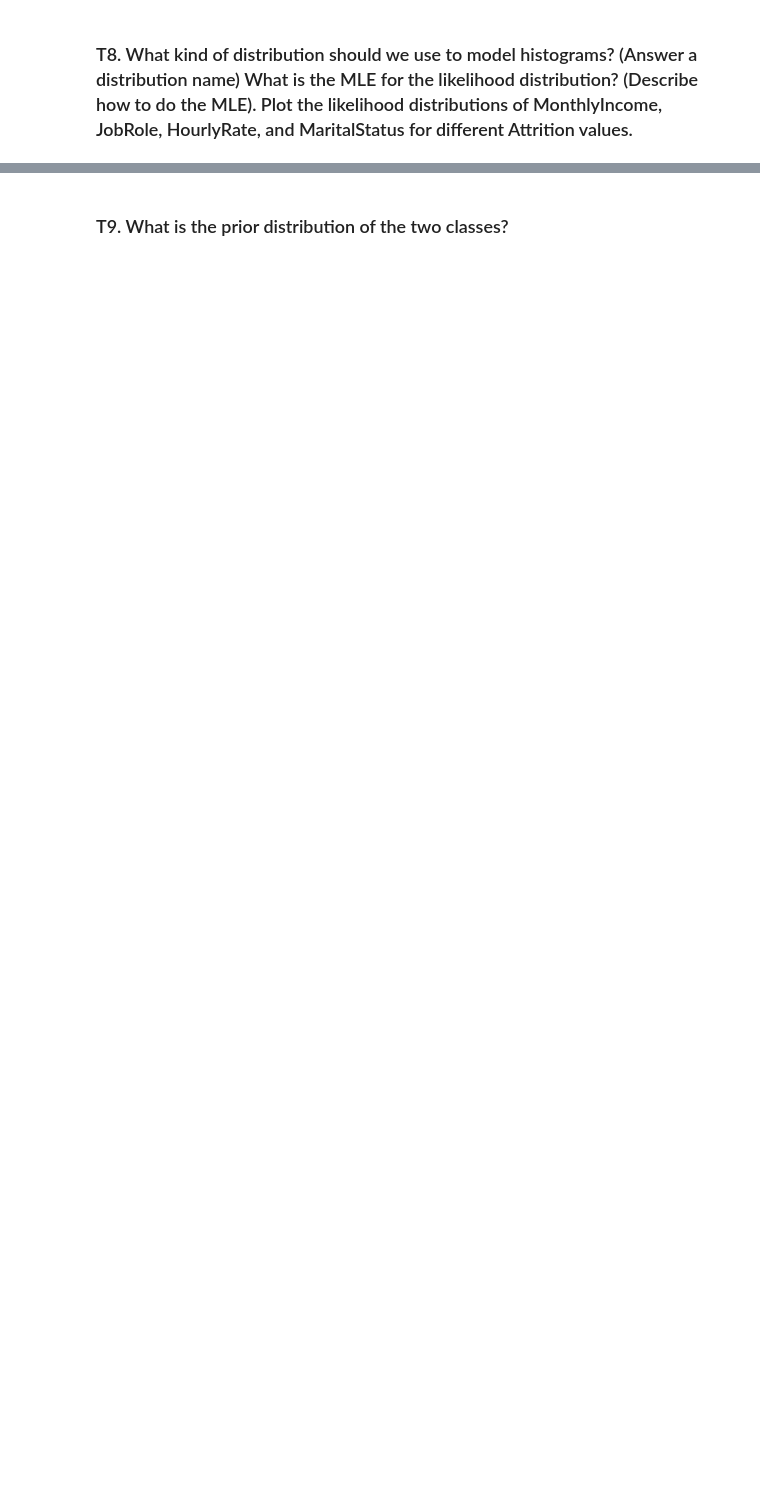
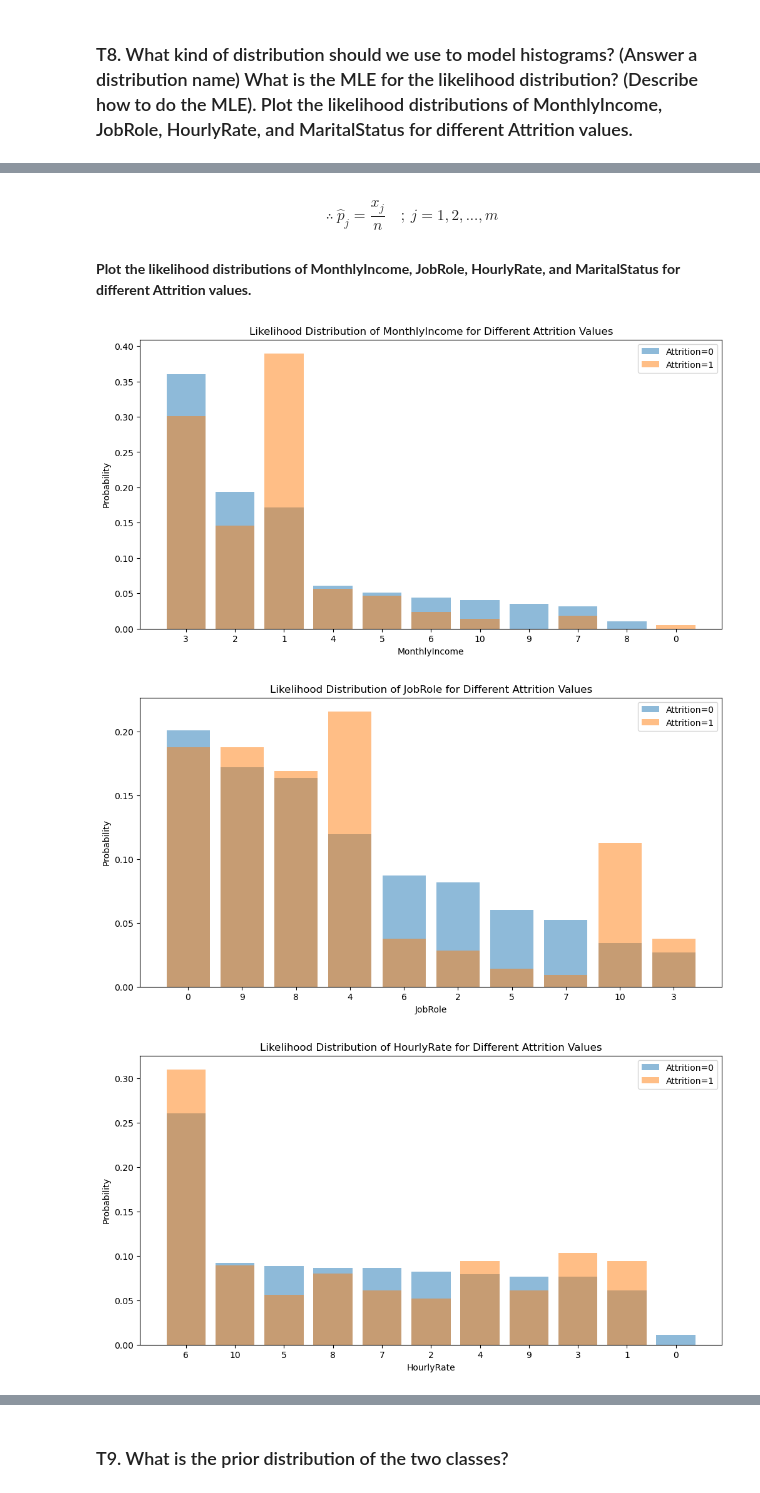
Before and after one commit to pupipatsk/Pattern-Recognition, a Jupyter notebook: HW/HW02/HW2_EmployeeAttritionPrediction.ipynb, the cells around one changed output, grey strips where cells are left out. Drawn from its saved outputs; the diff is of its cells as text; code cells hidden in the pictures; blank space fills up the shorter version.

```diff
--- a/HW/HW02/HW2_EmployeeAttritionPrediction.ipynb
+++ b/HW/HW02/HW2_EmployeeAttritionPrediction.ipynb
@@ -131,0 +238,31 @@ Total number of zero bins: 11
+# %% [markdown]
+$$\therefore\ \hat p_j = \frac{x_j}{n}\quad ;\ j=1,2,...,m$$
+# %% [markdown]
+**Plot the likelihood distributions of MonthlyIncome, JobRole, HourlyRate, and MaritalStatus for different Attrition values.**
+# %%
+# Features to plot
+features_to_plot = ["MonthlyIncome", "JobRole", "HourlyRate", "MaritalStatus"]
+
+# Loop through each feature and plot likelihood distributions
+for feature in features_to_plot:
+    plt.figure(figsize=(12, 6))
+
+    for attrition_value in df_train["Attrition"].unique():
+        subset_data = df_train[df_train["Attrition"] == attrition_value][feature]
+        category_counts = subset_data.value_counts()
+
+        # Calculate MLE probabilities for each category
+        mle_probabilities = category_counts / category_counts.sum()
+
+        # Plot the likelihood distribution
+        plt.bar(category_counts.index.astype(str), mle_probabilities, label=f'Attrition={attrition_value}', alpha=0.5)
+
+    plt.title(f"Likelihood Distribution of {feature} for Different Attrition Values")
+    plt.xlabel(feature)
+    plt.ylabel("Probability")
+    plt.legend()
+    plt.show()
+# %% [output]
+[figure, added]
+[figure, added]
+[figure, added]
```
Also changed, not shown: parts of 34 cells of this notebook, 1 other file.
